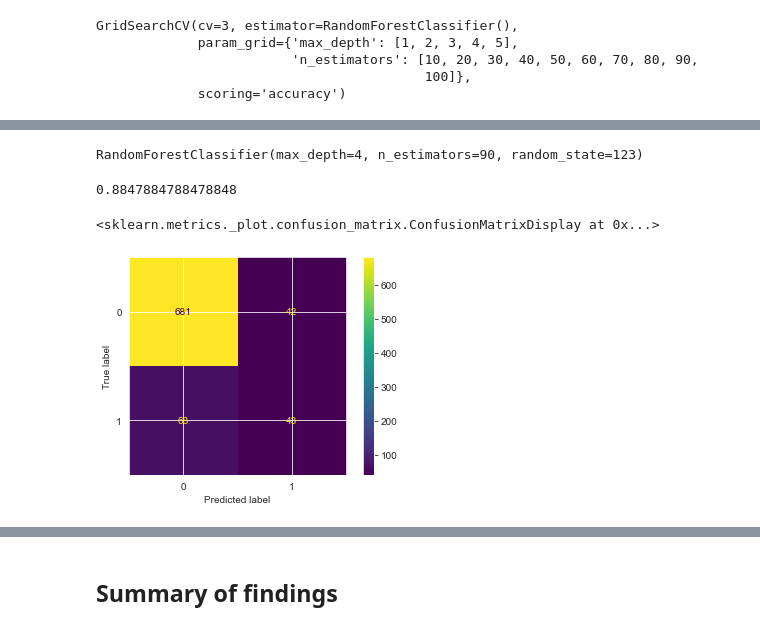
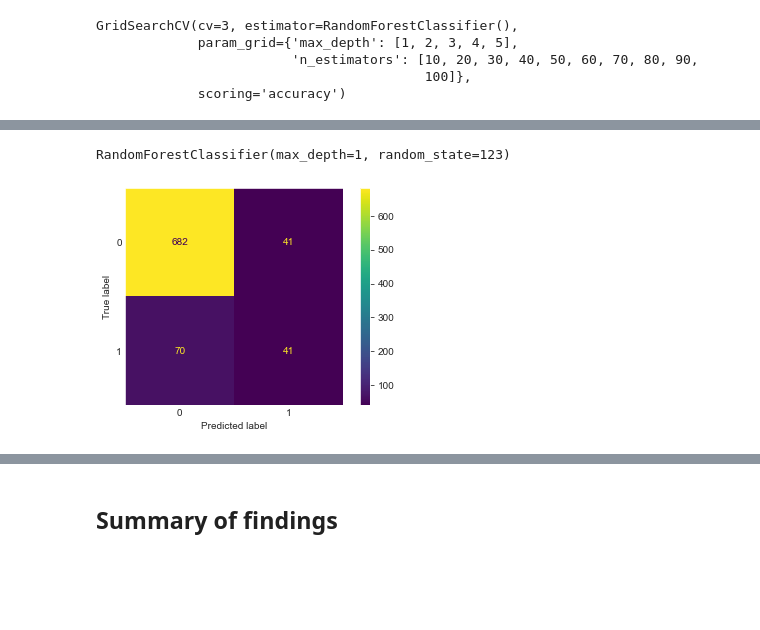
Before and after one commit to carlos-marin1742/dsc-phase-3-project, a Jupyter notebook: Phase 3 Project.ipynb, the cells around one changed output, grey strips where cells are left out. Cells and saved outputs as stored; diff of their text form; code cells hidden in the pictures; blank space fills up the shorter version.

```diff
--- a/Phase 3 Project.ipynb
+++ b/Phase 3 Project.ipynb
@@ -468,7 +634,7 @@ dt.best_params_
 # %% [output]
 {'criterion': 'gini', 'max_depth': 10, 'min_samples_split': 5}
 # %%
-dt = DecisionTreeClassifier(criterion= 'gini', max_depth= 10, min_samples_split= 10)
+dt = DecisionTreeClassifier(criterion= 'gini', max_depth= 10, min_samples_split= 2)
 # %%
 dt.fit(X,y.values.ravel())
 # %% [output]
@@ -559,7 +732,7 @@ rf_grid = {'n_estimators': [10,20,30,40,50,60,70,80,90,100],
 # %%
 rf = GridSearchCV(rf_clf, rf_grid, scoring = 'accuracy', cv = 3 )
 # %%
-rf.fit(X,y.values.ravel())
+rf.fit(X_train,y_train.values.ravel())
 # %% [output]
 GridSearchCV(cv=3, estimator=RandomForestClassifier(),
              param_grid={'max_depth': [1, 2, 3, 4, 5],
@@ -573,20 +746,17 @@ rf.best_params_
 # %%
-rf = RandomForestClassifier(max_depth = 4, n_estimators = 90, random_state = 123)
+rf = RandomForestClassifier(max_depth = 1, n_estimators = 100, random_state = 123)
 # %%
-rf.fit(X,y.values.ravel())
+rf.fit(X_train,y_train.values.ravel())
 # %% [output]
-RandomForestClassifier(max_depth=4, n_estimators=90, random_state=123)
+RandomForestClassifier(max_depth=1, random_state=123)
-# %%
-rf.score(X,y)
-# %% [output]
-0.8847884788478848
 # %%
 rf_prediction = rf.predict(X_test)
 
 plot_confusion_matrix(dt,X_test,y_test)
+plt.tick_params(axis=u'both', which=u'both',length=0)
+plt.grid(b=None)
 # %% [output]
-<sklearn.metrics._plot.confusion_matrix.ConfusionMatrixDisplay at 0x...>
-[figure, old version]
+[figure, new version]
 # %%
 TN, FP, FN, TP = confusion_matrix(y_test, rf_prediction).ravel()
 
```
Also changed, not shown: parts of 91 cells of this notebook, 7 other files.
